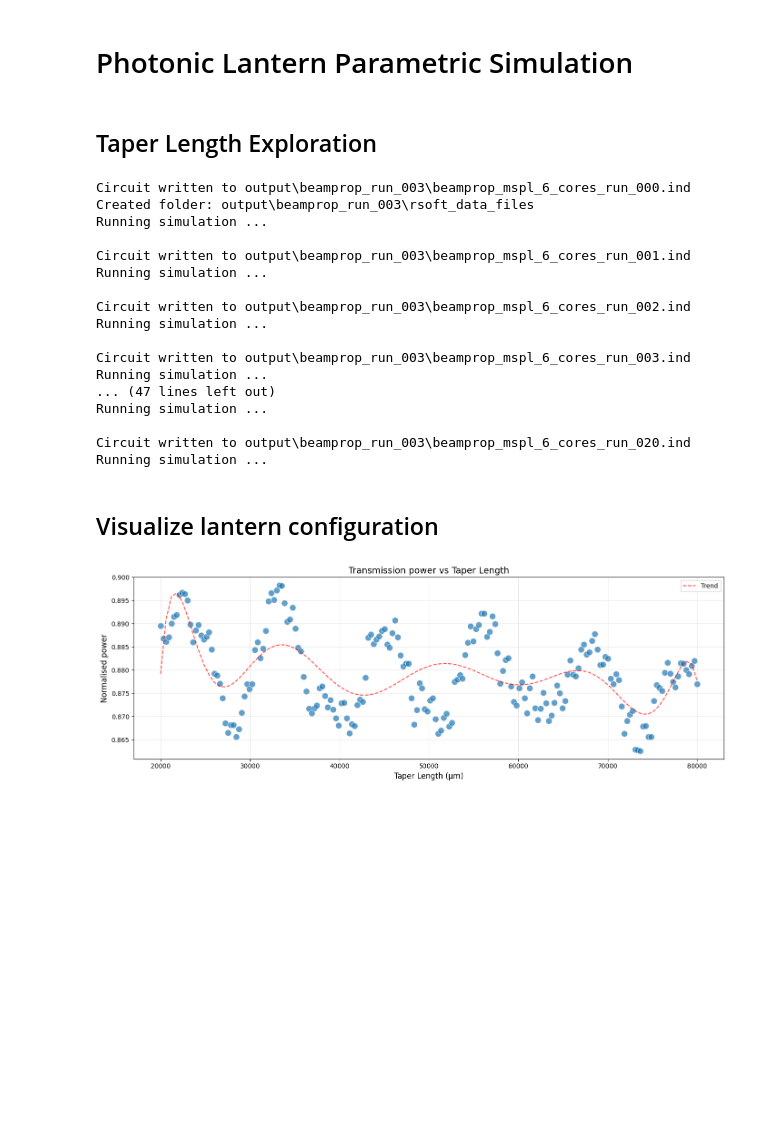
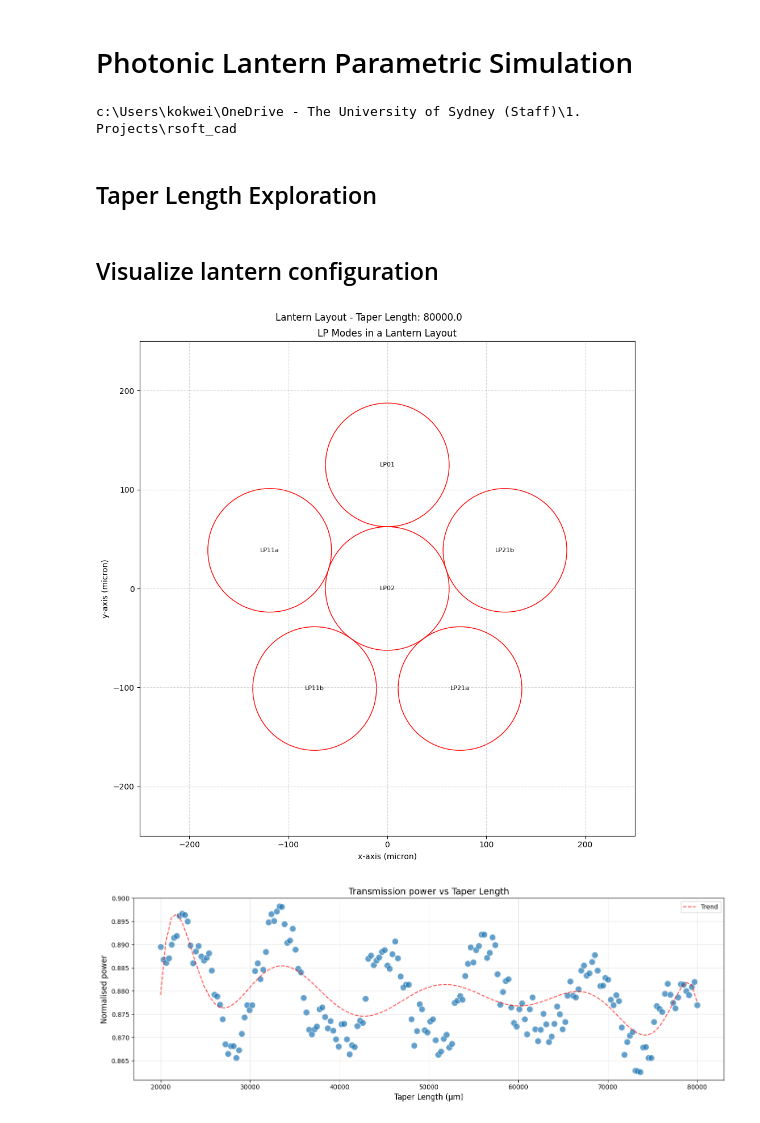
Before and after one commit to bongkokwei/rsoft_cad, a Jupyter notebook: examples/mspl_notebook.ipynb, the cells around one changed output. Saved outputs shown, nothing was run; the diff lists cells and outputs as text; code cells hidden in the pictures; blank space fills up the shorter version.

```diff
--- a/examples/mspl_notebook.ipynb
+++ b/examples/mspl_notebook.ipynb
@@ -9,8 +9,13 @@ import numpy as np
 import matplotlib.pyplot as plt
 
 # Import custom modules
-from rsoft_cad.rsoft_mspl import ModeSelectiveLantern
+from rsoft_cad.lantern import ModeSelectiveLantern
 from rsoft_cad.rsoft_simulations import run_simulation
-from rsoft_cad.utils import visualise_lantern
+from rsoft_cad.utils import visualise_lp_lantern
 from rsoft_cad.utils import get_next_run_folder
 from rsoft_cad.beamprop import beamprop_tapered_lantern
+
+os.chdir("..")
+print(os.getcwd())
+# %% [output]
+c:\Users\kokwei\OneDrive - The University of Sydney (Staff)\1. Projects\rsoft_cad
@@ -26,7 +22,7 @@ def visualise_lantern_layout(core_map):
 # %% [markdown]
 ## Taper Length Exploration
 # %%
-expt_dir = get_next_run_folder("../output", "beamprop_run_")
+expt_dir = get_next_run_folder("output", "beamprop_run_")
 taper_length_array = np.linspace(
     20000,
     80000,
@@ -43,31 +39,15 @@ for i, taper_length in enumerate(taper_length_array):
         launch_mode="LP02",
         result_files_prefix=f"run_{i:03d}",
     )
-# %% [output]
-Circuit written to output\beamprop_run_003\beamprop_mspl_6_cores_run_000.ind
-Created folder: output\beamprop_run_003\rsoft_data_files
-Running simulation ...
-
-Circuit written to output\beamprop_run_003\beamprop_mspl_6_cores_run_001.ind
-Running simulation ...
-
-Circuit written to output\beamprop_run_003\beamprop_mspl_6_cores_run_002.ind
-Running simulation ...
-
-Circuit written to output\beamprop_run_003\beamprop_mspl_6_cores_run_003.ind
-Running simulation ...
-... (47 lines left out)
-Running simulation ...
-
-Circuit written to output\beamprop_run_003\beamprop_mspl_6_cores_run_020.ind
-Running simulation ...
 # %% [markdown]
 ## Visualize lantern configuration
 # %%
-fig = visualise_lantern_layout(core_map)
+fig = visualise_lp_lantern(core_map)
 plt.suptitle(f"Lantern Layout - Taper Length: {taper_length}")
 plt.tight_layout()
 plt.show()
+# %% [output]
+[figure, added]
 # %%
 from rsoft_cad.beamprop import plot_combined_monitor_files
 
```
Also changed, not shown: parts of 1 cell of this notebook.
